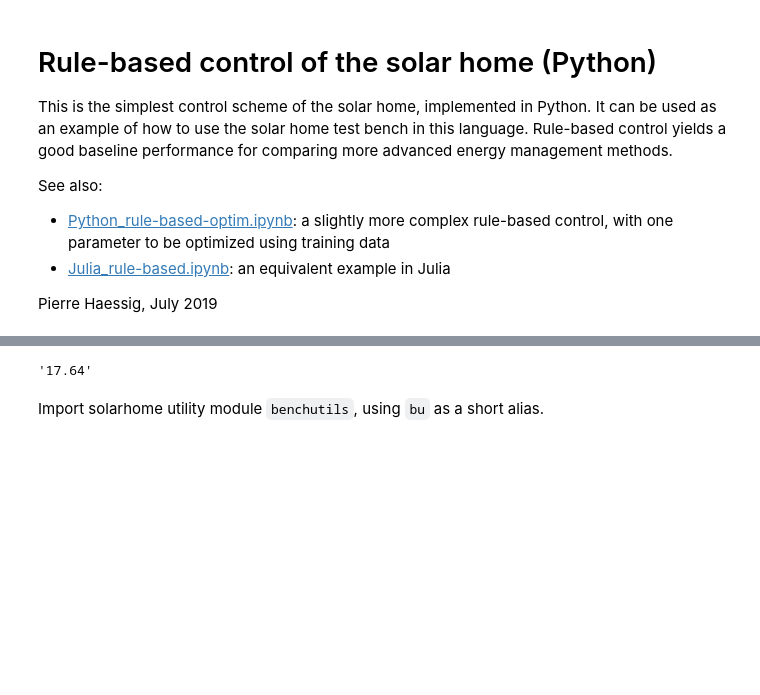
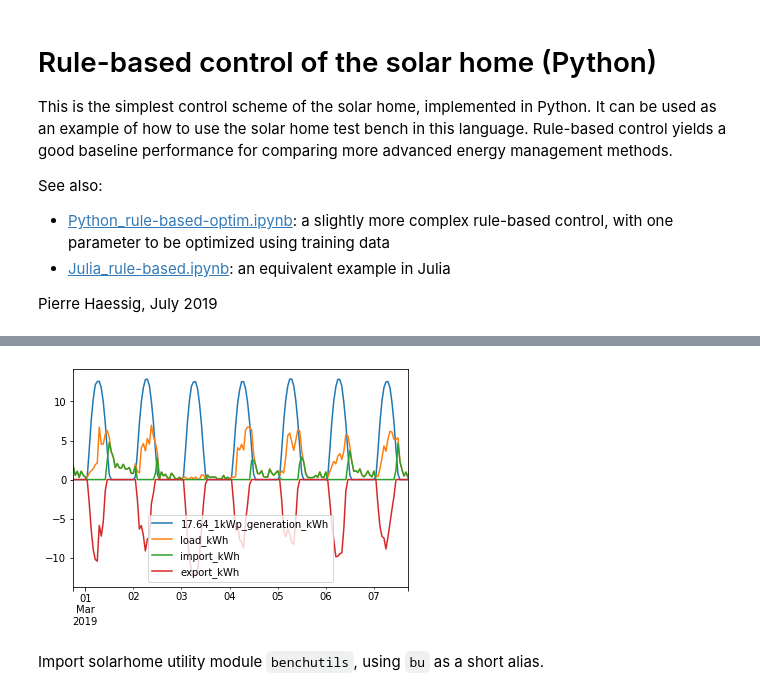
Before and after one commit to rbrown-orxa/LC_App_2_microservices, a Jupyter notebook: Rule_based_Battery_Optimiser.ipynb, the cells around one changed output, grey strips where cells are left out. Saved outputs shown, nothing was run; the diff lists cells and outputs as text; code cells hidden in the pictures; blank space fills up the shorter version.

```diff
--- a/Rule_based_Battery_Optimiser.ipynb
+++ b/Rule_based_Battery_Optimiser.ipynb
@@ -26,9 +31,9 @@ imported.sample()
 # %%
 P_sun, P_load = imported.iloc[:,0], imported.iloc[:,1]
-# %%
-P_sun.name.split('_')[0]
-# %% [output]
-'17.64'
+# %%
+ax = imported[:24*7].plot()
+# %% [output]
+[figure, added]
 # %% [markdown]
 Import solarhome utility module `benchutils`, using `bu` as a short alias.
 # %% [markdown]
```
Also changed, not shown: parts of 32 cells of this notebook.
